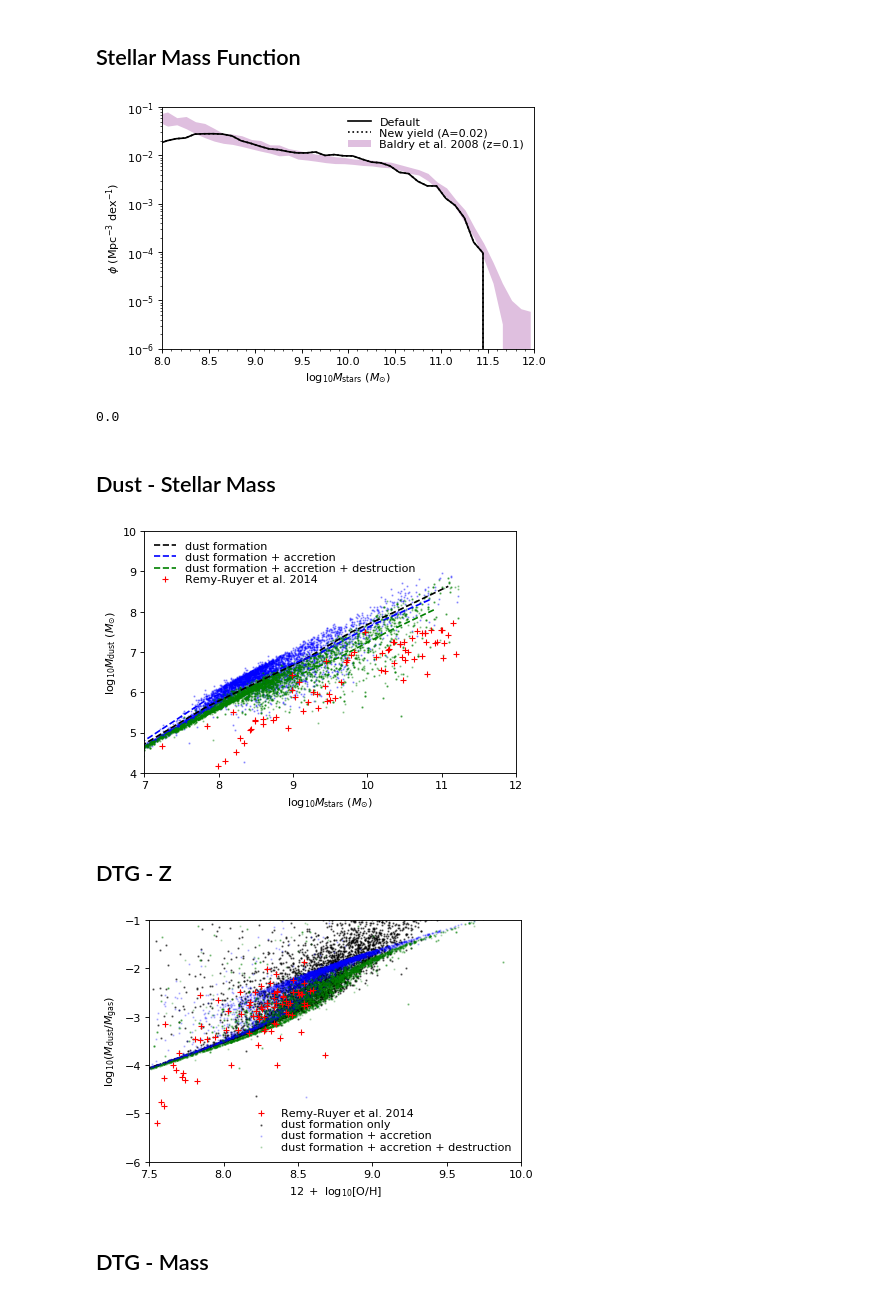
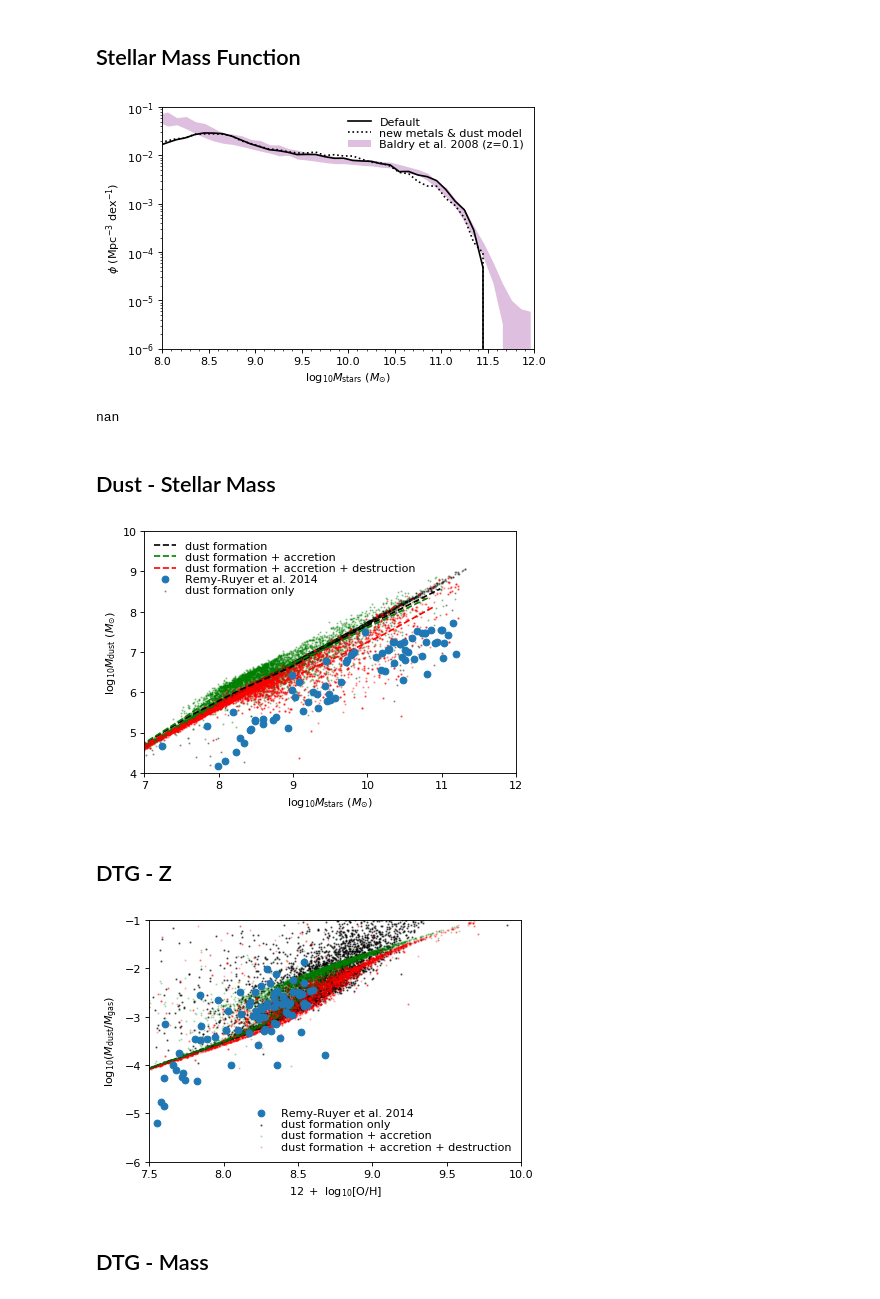
Before and after one commit to darrencroton/sage, a Jupyter notebook: analysis/allresults.ipynb, the cells around one changed output. Cells and saved outputs as stored; diff of their text form; code cells hidden in the pictures.

```diff
--- a/analysis/allresults.ipynb
+++ b/analysis/allresults.ipynb
@@ -213,7 +215,7 @@ xaxeshisto = binedges[:-1] + 0.5 * binwidth
 xaxeshisto1 = binedges1[:-1] + 0.5 * binwidth
 
 plt.plot(xaxeshisto, counts / (BoxSize/Hubble_h)**3 / binwidth, 'k-', label='Default')
-plt.plot(xaxeshisto1, counts1/ (BoxSize/Hubble_h)**3 / binwidth, 'k:', label='New yield (A=0.02)')
+plt.plot(xaxeshisto1, counts1/ (BoxSize/Hubble_h)**3 / binwidth, 'k:', label='new metals & dust model')
 
 # Baldry+ 2008 modified data used for the MCMC fitting
 Baldry = np.array([
@@ -290,10 +292,10 @@ leg.draw_frame(False)  # Don't want a box frame
 for t in leg.get_texts():  # Reduce the size of the text
     t.set_fontsize('medium')
 
-#plt.savefig('plots/SMF-new-yield-002.png')
+plt.savefig('plots/SMF-dust.png')
 plt.show()
 # %% [output]
-[figure, old version]
+[figure, new version]
 # %%
 HI_rr, Z_rr, H2_rr, atomic_rr, logdust_rr, logstar_rr = np.loadtxt('remy-ruyer.master.dat', usecols=(1,3,4,6,8,9), unpack=True)
 gas = atomic_rr * (HI_rr + H2_rr)
@@ -306,11 +308,11 @@ DTG_rr = np.log10(dust_rr[w] / gas[w])
 logstar_rr = logstar_rr[w]
 logdust_rr = logdust_rr[w]
 # %%
-w = np.where(G_snap.Dust > 0)[0]
+#w = np.where(G_snap.Dust > 0)[0]
 w1 = np.where(G_snap1.Dust > 0)[0]
-min(G_snap2.Dust)
+min(G_snap1.Dust)
 # %% [output]
-0.0
+nan
 # %% [markdown]
 ## Dust - Stellar Mass
 # %%
@@ -328,7 +330,7 @@ delta = bins[1]-bins[0]
 idx = np.digitize(mass, bins)
 tesmedian = [np.median(dust[idx==k]) for k in range(total_bins)]
 
-#plt.scatter(mass, dust, marker='o', s=1, c='k', alpha=0.3, label='dust formation only')
+plt.scatter(mass, dust, marker='o', s=1, c='k', alpha=0.3, label='dust formation only')
 plt.plot(bins-delta/2, tesmedian, 'k--', label='dust formation')
 
 w = np.where((G_snap1.StellarMass > 0) & (G_snap1.Dust > 0))[0]
@@ -341,39 +343,39 @@ bins = np.linspace(mass.min(), mass.max(), total_bins)
 delta = bins[1]-bins[0]
 idx = np.digitize(mass, bins)
 tesmedian = [np.median(dust[idx==k]) for k in range(total_bins)]
 
-plt.scatter(mass, dust, marker='o', s=1, c='b', alpha=0.3)
-plt.plot(bins-delta/2, tesmedian, 'b--', label='dust formation + accretion')
+plt.scatter(mass, dust, marker='o', s=1, c='g', alpha=0.3)
+plt.plot(bins-delta/2, tesmedian, 'g--', label='dust formation + accretion')
 
 
 w = np.where((G_snap2.StellarMass > 0) & (G_snap2.Dust > 0))[0]
 if(len(w) > dilute): w = sample(list(w), dilute)
 mass = np.log10(G_snap2.StellarMass[w] * 1.e10 / Hubble_h)
 dust = np.log10(G_snap2.Dust[w] * 1.e10 / Hubble_h)
 
 total_bins = 20
 bins = np.linspace(mass.min(), mass.max(), total_bins)
 delta = bins[1]-bins[0]
 idx = np.digitize(mass, bins)
 tesmedian = [np.median(dust[idx==k]) for k in range(total_bins)]
 
-plt.scatter(mass, dust, marker='o', s=1, c='g', alpha=0.3)
-plt.plot(bins-delta/2, tesmedian, 'g--', label='dust formation + accretion + destruction')
+plt.scatter(mass, dust, marker='o', s=1, c='r', alpha=0.3)
+plt.plot(bins-delta/2, tesmedian, 'r--', label='dust formation + accretion + destruction')
 
-plt.plot(logstar_rr, logdust_rr, '+', c='r', label='Remy-Ruyer et al. 2014')
+plt.plot(logstar_rr, logdust_rr, 'o', label='Remy-Ruyer et al. 2014')
 plt.xlim(7, 12)
 plt.ylim(4, 10)
 plt.xlabel(r'$\log_{10} M_{\mathrm{stars}}\ (M_{\odot})$')  # and the x-axis labels
 plt.ylabel(r'$\log_{10} M_{\mathrm{dust}}\ (M_{\odot})$')  # and the x-axis labels
 
 leg = plt.legend(loc=0, numpoints=1, labelspacing=0.1)
 leg.draw_frame(False)  # Don't want a box frame
 for t in leg.get_texts():  # Reduce the size of the text
     t.set_fontsize('medium')
 
 plt.savefig('plots/dust-mass.png')
 # %% [output]
-[figure, old version]
+[figure, new version]
 # %% [markdown]
 ## DTG - Z
 # %%
@@ -399,9 +401,9 @@ Z2 = np.log10((G_snap2.MetalsColdGas[w] / G_snap2.ColdGas[w]) / 0.02) + 9.0
 DTG2 = np.log10(G_snap2.Dust[w]/G_snap2.ColdGas[w])
 
 plt.scatter(Z, DTG, marker='o', s=1, c='k', alpha=0.5, label='dust formation only')
-plt.scatter(Z1, DTG1, marker='o', s=1, c='b', alpha=0.2, label='dust formation + accretion')
-plt.scatter(Z2, DTG2, marker='o', s=1, c='g', alpha=0.2, label='dust formation + accretion + destruction')
-plt.plot(Z_rr, DTG_rr, '+', c='r', label='Remy-Ruyer et al. 2014')
+plt.scatter(Z1, DTG1, marker='o', s=1, c='g', alpha=0.2, label='dust formation + accretion')
+plt.scatter(Z2, DTG2, marker='o', s=1, c='r', alpha=0.2, label='dust formation + accretion + destruction')
+plt.plot(Z_rr, DTG_rr, 'o', label='Remy-Ruyer et al. 2014')
 plt.xlim(7.5, 10)
 plt.ylim(-6, -1)
 plt.xlabel(r'$12\ +\ \log_{10}[\mathrm{O/H}]$')
@@ -415,7 +417,7 @@ for t in leg.get_texts():  # Reduce the size of the text
 
 plt.savefig('plots/DTG.png')
 # %% [output]
-[figure, old version]
+[figure, new version]
 # %% [markdown]
 ## DTG - Mass
 # %%
```
Also changed, not shown: parts of 8 cells of this notebook, 2 other files.
